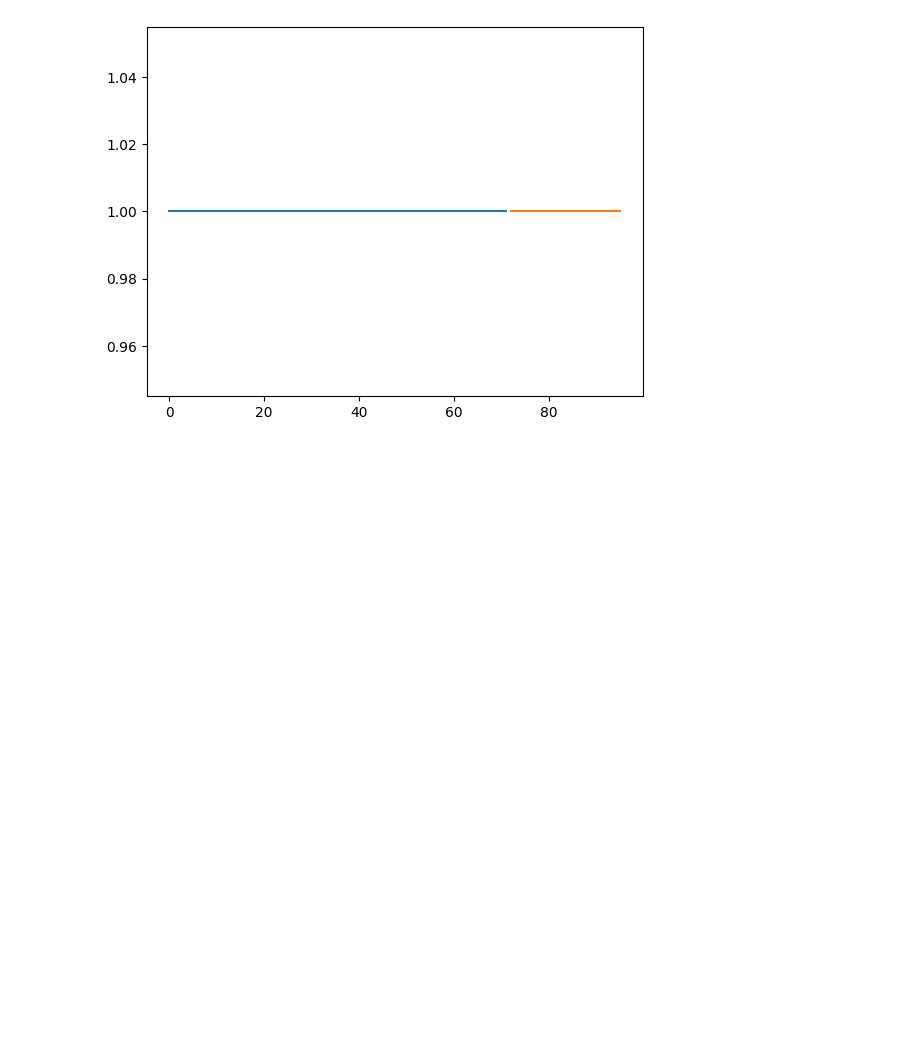
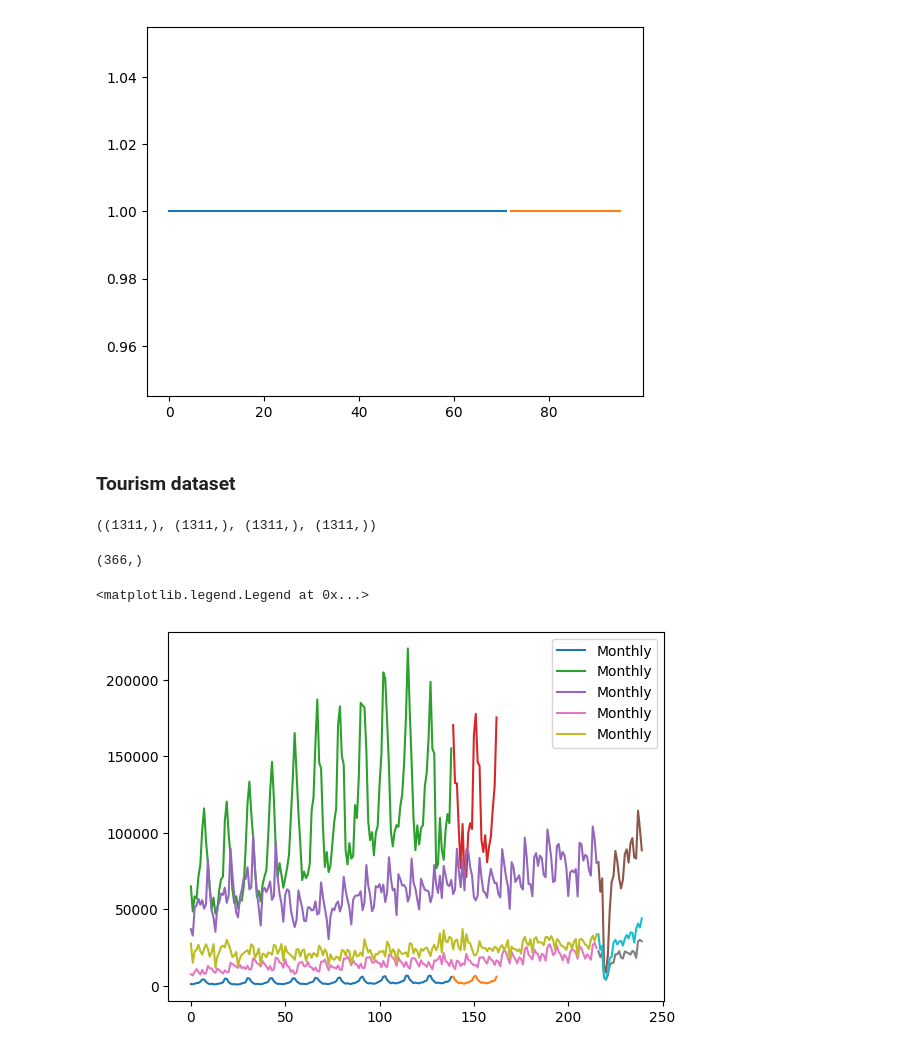
Before and after one commit to FinnAlberts/attention_analysis, a Jupyter notebook: notebooks/visualize_datasets.ipynb, the cells around one changed output. Drawn from its saved outputs; the diff is of its cells as text; code cells hidden in the pictures; blank space fills up the shorter version.

Commit message:
visualising datasets

```diff
--- a/notebooks/visualize_datasets.ipynb
+++ b/notebooks/visualize_datasets.ipynb
@@ -452,4 +454,26 @@ plt.plot(range(insample.shape[1], insample.shape[1] + outsample.shape[1]), outsa
 [<matplotlib.lines.Line2D at 0x...>]
 [figure]
 # %% [markdown]
-##
+### Tourism dataset
+# %%
+from src.Datasets.TourismDataset import TourismDataset, TourismMeta
+
+data = TourismDataset.load()
+
+# shape: (t, time_series)
+data.groups.shape, data.horizons.shape, data.values.shape, data.ids.shape
+# %% [output]
+((1311,), (1311,), (1311,), (1311,))
+# %%
+data.values[data.groups == 'Monthly'].shape
+# %% [output]
+(366,)
+# %%
+for series, group, horizon in zip(data.values[data.groups == 'Monthly'][:5], data.groups[data.groups == 'Monthly'], data.horizons[data.groups == 'Monthly']):
+    plt.plot(range(len(series)-horizon), series[:-horizon], label=group)
+    plt.plot(range(len(series)-horizon, len(series)), series[-horizon:])
+
+plt.legend()
+# %% [output]
+<matplotlib.legend.Legend at 0x...>
+[figure, added]
```
Also changed, not shown: parts of 1 cell of this notebook.
